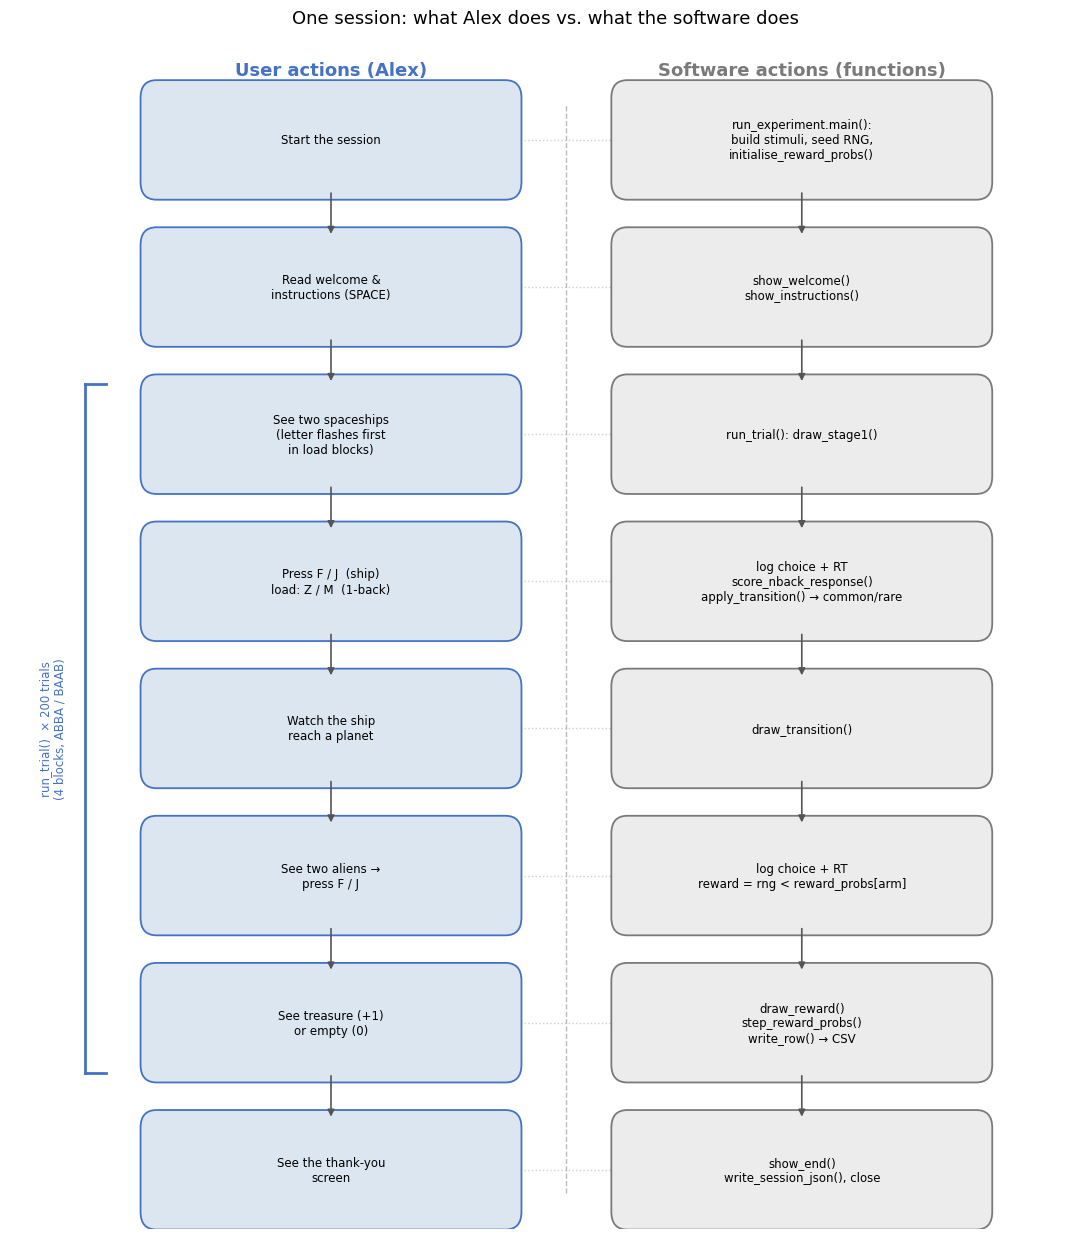
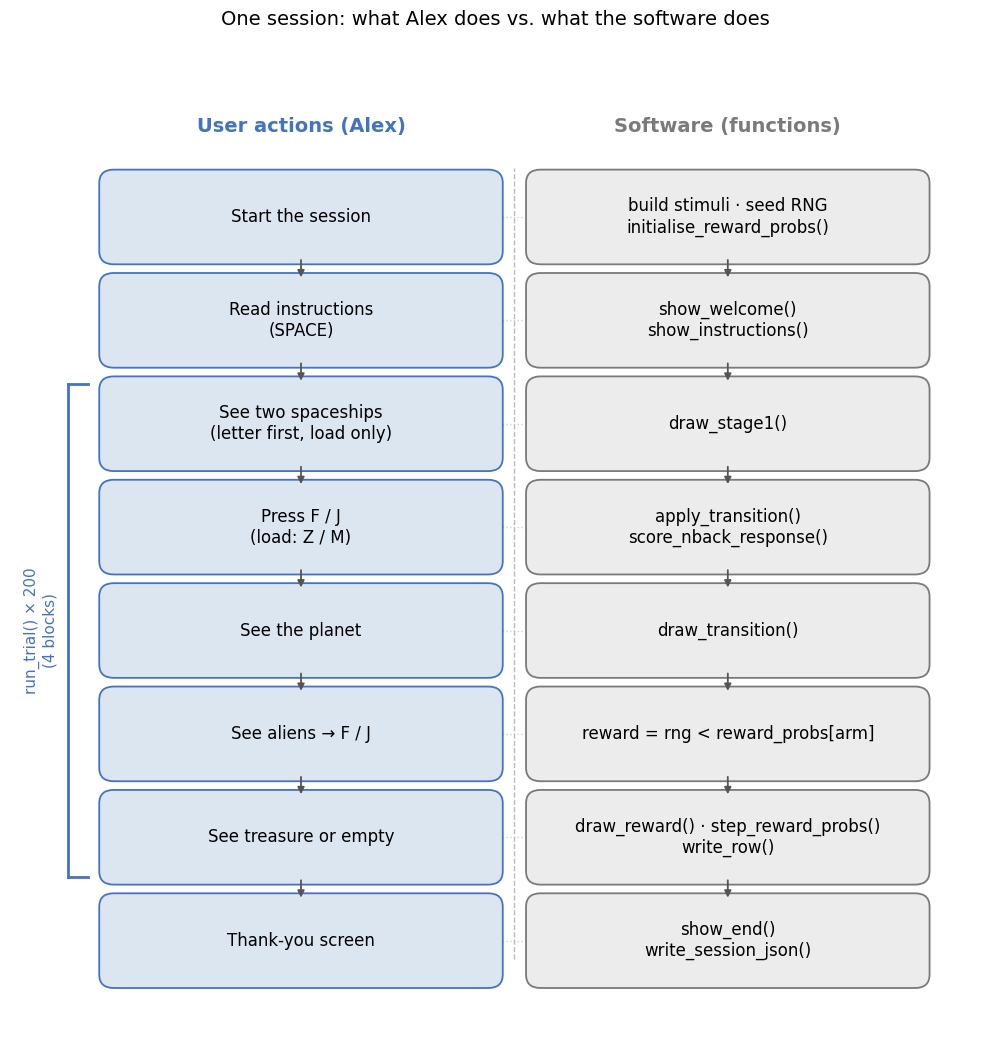
Unified diff of the notebook cell whose output changed from the first chart to the second:
--- before
+++ after
@@ -5,32 +5,27 @@
 SW_FACE, SW_EDGE = "#ECECEC", "#7A7A7A"
 ARROW = "#555555"
+BOX_FS, HEAD_FS = 12, 14
 
+# Concise: short user step on the left, the key function(s) on the right.
 steps = [
-    ("Start the session",
-     "run_experiment.main():\nbuild stimuli, seed RNG,\ninitialise_reward_probs()"),
-    ("Read welcome &\ninstructions (SPACE)",
-     "show_welcome()\nshow_instructions()"),
-    ("See two spaceships\n(letter flashes first\nin load blocks)",
-     "run_trial(): draw_stage1()"),
-    ("Press F / J  (ship)\nload: Z / M  (1-back)",
-     "log choice + RT\nscore_nback_response()\napply_transition() → common/rare"),
-    ("Watch the ship\nreach a planet",
-     "draw_transition()"),
-    ("See two aliens →\npress F / J",
-     "log choice + RT\nreward = rng < reward_probs[arm]"),
-    ("See treasure (+1)\nor empty (0)",
-     "draw_reward()\nstep_reward_probs()\nwrite_row() → CSV"),
-    ("See the thank-you\nscreen",
-     "show_end()\nwrite_session_json(), close"),
+    ("Start the session", "build stimuli · seed RNG\ninitialise_reward_probs()"),
+    ("Read instructions\n(SPACE)", "show_welcome()\nshow_instructions()"),
+    ("See two spaceships\n(letter first, load only)", "draw_stage1()"),
+    ("Press F / J\n(load: Z / M)", "apply_transition()\nscore_nback_response()"),
+    ("See the planet", "draw_transition()"),
+    ("See aliens → F / J", "reward = rng < reward_probs[arm]"),
+    ("See treasure or empty", "draw_reward() · step_reward_probs()\nwrite_row()"),
+    ("Thank-you screen", "show_end()\nwrite_session_json()"),
 ]
 
-fig, ax = plt.subplots(figsize=(11, 12.5))
+fig, ax = plt.subplots(figsize=(10, 10.5))
 ax.set_xlim(0, 1)
-ax.set_ylim(0, 1)
+ax.set_ylim(-0.05, 1.05)  # padding so top/bottom boxes aren't clipped
 ax.axis("off")
 
 LX, RX, DIV = 0.30, 0.74, 0.52
-W, H = 0.34, 0.085
-top, bot = 0.92, 0.05
+W, H = 0.40, 0.09
+top, bot = 0.86, 0.05          # top box centre lowered to clear the headers
+HEAD_Y = 0.955
 n = len(steps)
 ys = [top - i * (top - bot) / (n - 1) for i in range(n)]
@@ -42,12 +37,12 @@
         boxstyle="round,pad=0.008,rounding_size=0.015",
         linewidth=1.3, edgecolor=edge, facecolor=face))
-    ax.text(x, y, text, ha="center", va="center", fontsize=8.5)
+    ax.text(x, y, text, ha="center", va="center", fontsize=BOX_FS)
 
 
-ax.text(LX, 0.975, "User actions (Alex)", ha="center", fontsize=13,
+ax.text(LX, HEAD_Y, "User actions (Alex)", ha="center", fontsize=HEAD_FS,
         fontweight="bold", color=USER_EDGE)
-ax.text(RX, 0.975, "Software actions (functions)", ha="center", fontsize=13,
+ax.text(RX, HEAD_Y, "Software (functions)", ha="center", fontsize=HEAD_FS,
         fontweight="bold", color=SW_EDGE)
-ax.plot([DIV, DIV], [bot - 0.02, 0.95], ls="--", color="#BBBBBB", lw=1)
+ax.plot([DIV, DIV], [bot - 0.02, top + H / 2 + 0.01], ls="--", color="#BBBBBB", lw=1)
 
 for i, (u, s) in enumerate(steps):
@@ -59,17 +54,17 @@
         for x in (LX, RX):
             ax.annotate("", xy=(x, ys[i + 1] + H / 2), xytext=(x, y - H / 2),
-                        arrowprops=dict(arrowstyle="-|>", color=ARROW, lw=1.2))
+                        arrowprops=dict(arrowstyle="-|>", color=ARROW, lw=1.3))
 
 # Bracket the per-trial loop (steps 3-7 = indices 2..6).
 hi, lo = ys[2] + H / 2, ys[6] - H / 2
-bx = 0.07
+bx = 0.06
 ax.plot([bx, bx], [lo, hi], color=USER_EDGE, lw=2)
 ax.plot([bx, bx + 0.02], [hi, hi], color=USER_EDGE, lw=2)
 ax.plot([bx, bx + 0.02], [lo, lo], color=USER_EDGE, lw=2)
-ax.text(bx - 0.03, (lo + hi) / 2, "run_trial()  × 200 trials\n(4 blocks, ABBA / BAAB)",
-        rotation=90, ha="center", va="center", fontsize=8.5, color=USER_EDGE)
+ax.text(bx - 0.028, (lo + hi) / 2, "run_trial() × 200\n(4 blocks)",
+        rotation=90, ha="center", va="center", fontsize=11, color=USER_EDGE)
 
 ax.set_title("One session: what Alex does vs. what the software does",
-             fontsize=13, pad=16)
+             fontsize=14, pad=16)
 fig.tight_layout()
 plt.show()

Commit: Vignette: enlarge/condense flowchart, fix header spacing and bottom clipping